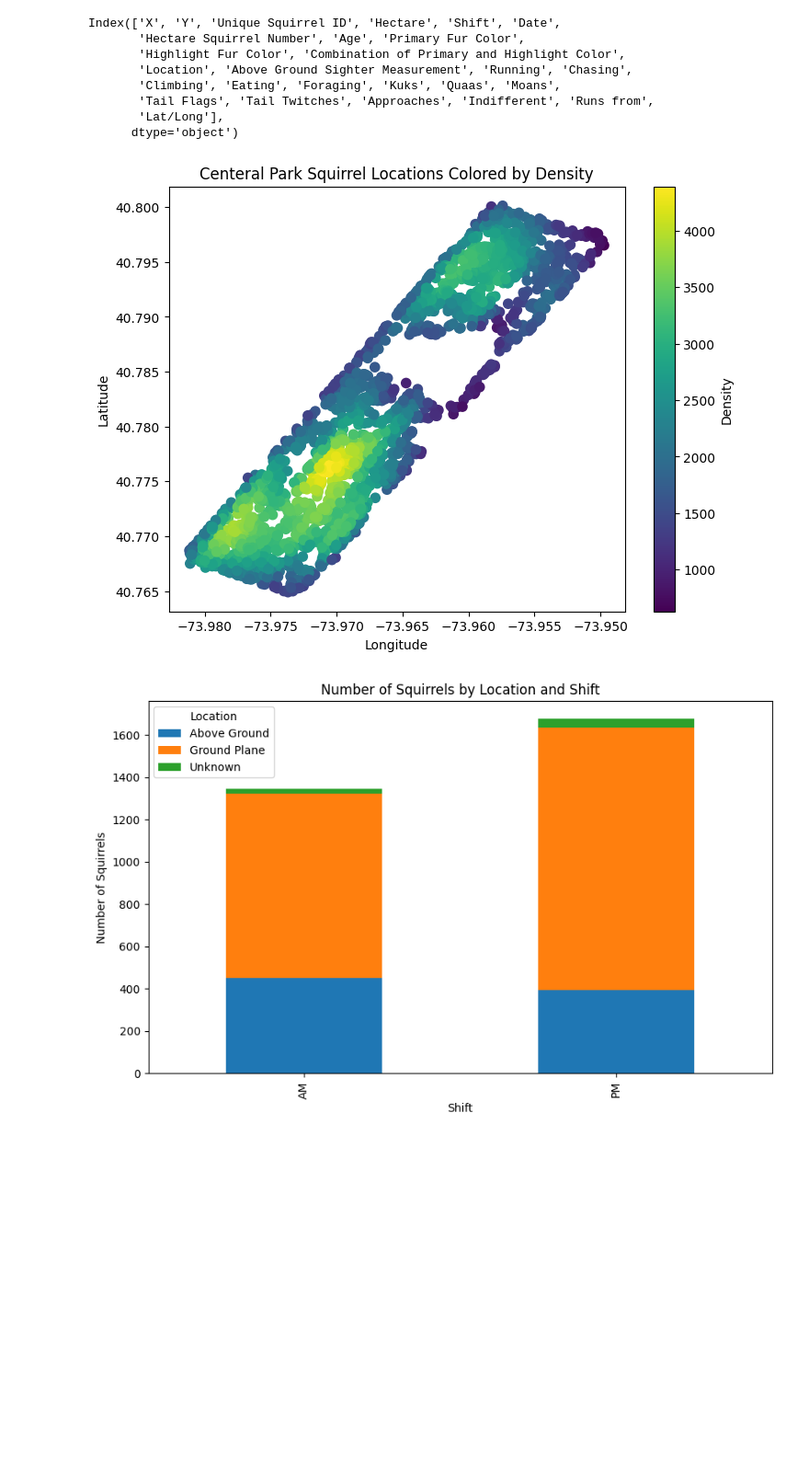
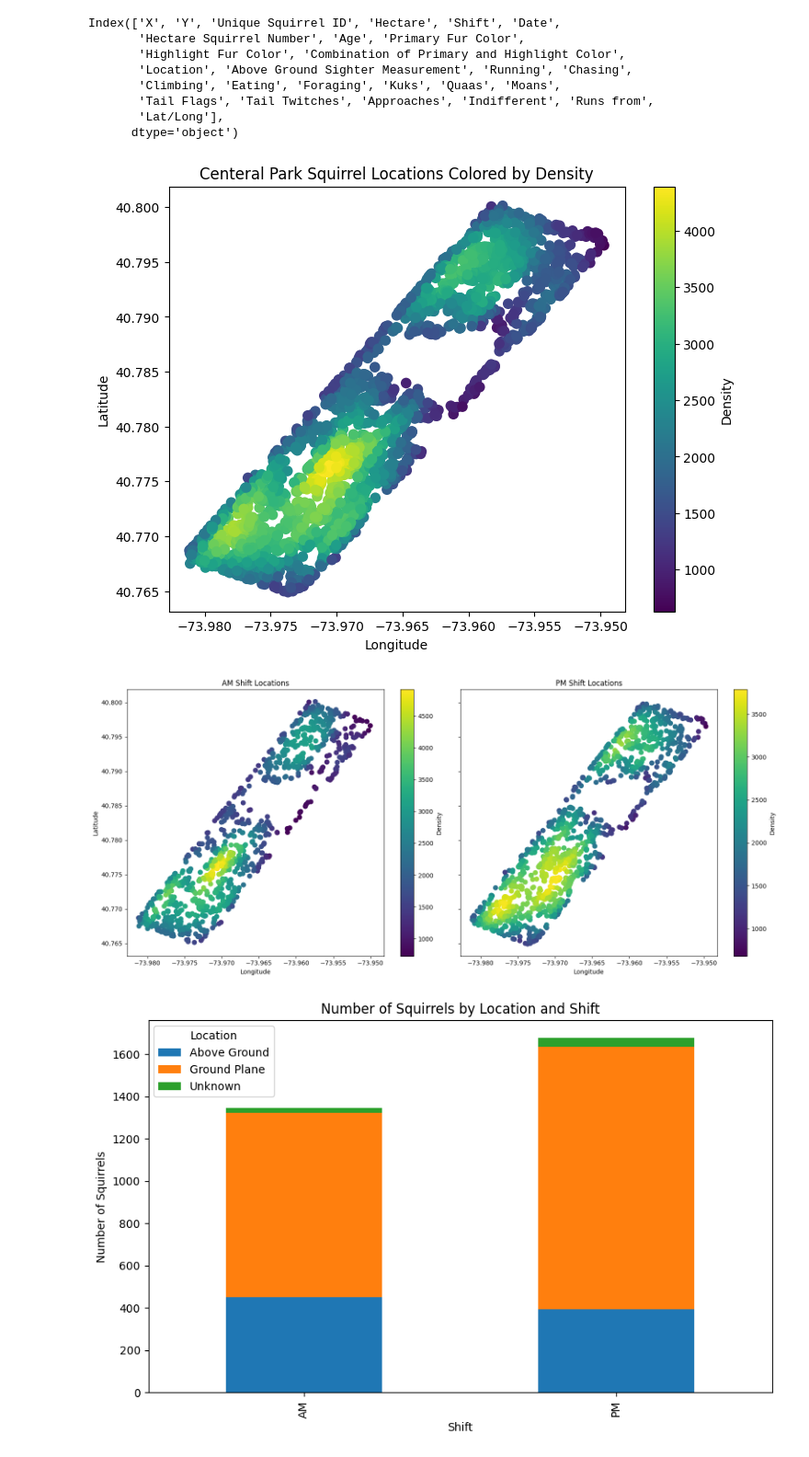
Before and after one commit to remi3333/DSPR_Research_Wildlife, a Jupyter notebook: WildlifeResearch.ipynb, the cells around one changed output. Shown: that part at 92% size. Drawn from its saved outputs; the diff is of its cells as text; code cells hidden in the pictures; blank space fills up the shorter version.

```diff
--- a/WildlifeResearch.ipynb
+++ b/WildlifeResearch.ipynb
@@ -3,7 +3,7 @@
 # %%
 import pandas as pd
 import numpy as np
-url = '/content/2018_Central_Park_Squirrel_Census_-_Squirrel_Data_20250721 (1).csv'
+url = '/2018_Central_Park_Squirrel_Census_-_Squirrel_Data_20250721 (1).csv'
 squirrel_df = pd.read_csv(url)
 squirrel_df.head()
 # %% [output]
@@ -186,26 +186,67 @@ Index(['X', 'Y', 'Unique Squirrel ID', 'Hectare', 'Shift', 'Date',
        'Lat/Long'],
       dtype='object')
 # %%
-#code found on stack overflow and modified
+#IMPORTANT: code found on stack overflow and modified
+
 import numpy as np
 import matplotlib.pyplot as plt
 from scipy.stats import gaussian_kde
 xy = np.vstack([squirrel_df['X'], squirrel_df['Y']])
 z = gaussian_kde(xy)(xy)
 
+#for all at once
 fig, ax = plt.subplots(figsize=(8, 6))
 scatter = ax.scatter(squirrel_df['X'], squirrel_df['Y'], c=z, cmap='viridis', s=70, edgecolor='none')
 
 cbar = plt.colorbar(scatter, ax=ax)
 cbar.set_label('Density')
 
 ax.set_xlabel('Longitude')
 ax.set_ylabel('Latitude')
 ax.set_title('Centeral Park Squirrel Locations Colored by Density')
 
 plt.show()
+
+
+#for only AM versus PM
+am_df = squirrel_df[squirrel_df['Shift'] == 'AM']
+pm_df = squirrel_df[squirrel_df['Shift'] == 'PM']
+
+# Create a figure with two subplots side-by-side
+fig, (ax_am, ax_pm) = plt.subplots(1, 2, figsize=(16, 7), sharex=True, sharey=True)
+
+#Plot for AM Shift
+if not am_df.empty:
+    xy_am = np.vstack([am_df['X'], am_df['Y']])
+    z_am = gaussian_kde(xy_am)(xy_am)
+    scatter_am = ax_am.scatter(am_df['X'], am_df['Y'], c=z_am, cmap='viridis', s=70, edgecolor='none')
+    cbar_am = fig.colorbar(scatter_am, ax=ax_am)
+    cbar_am.set_label('Density')
+    ax_am.set_title('AM Shift Locations')
+else:
+    ax_am.set_title('No Data for AM Shift')
+ax_am.set_xlabel('Longitude')
+ax_am.set_ylabel('Latitude')
+
+
+#Plot for PM Shift
+if not pm_df.empty:
+    xy_pm = np.vstack([pm_df['X'], pm_df['Y']])
+    z_pm = gaussian_kde(xy_pm)(xy_pm)
+    scatter_pm = ax_pm.scatter(pm_df['X'], pm_df['Y'], c=z_pm, cmap='viridis', s=70, edgecolor='none')
+    cbar_pm = fig.colorbar(scatter_pm, ax=ax_pm)
+    cbar_pm.set_label('Density')
+    ax_pm.set_title('PM Shift Locations')
+else:
+    ax_pm.set_title('No Data for PM Shift')
+ax_pm.set_xlabel('Longitude')
+
+
+plt.tight_layout() # This adjusts subplot params for tight layout
+plt.show()
 # %% [output]
 [figure]
+[figure, added]
 # %%
 #Based on time where were the squirrels located
 location_by_time = squirrel_df.groupby('Shift')['Location'].value_counts().unstack().fillna(0)
```
Also changed, not shown: parts of 4 cells of this notebook.
